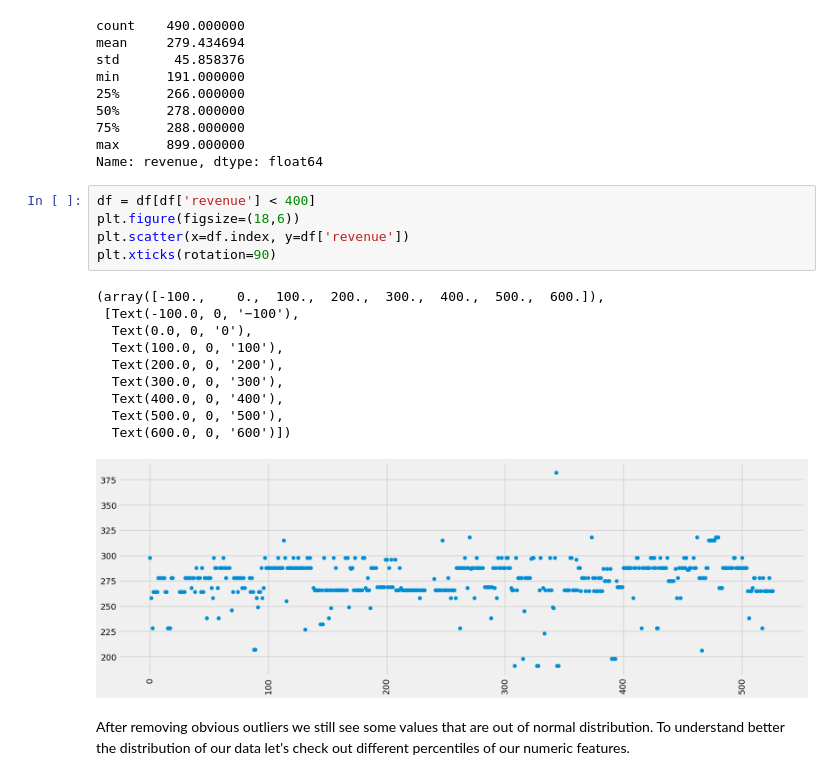
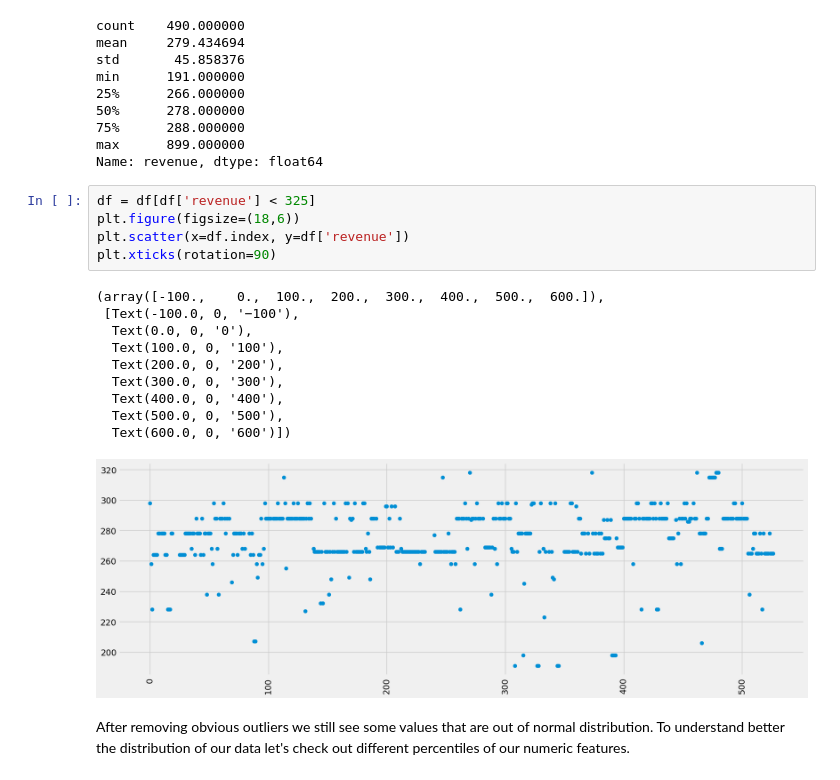
Before and after one commit to MboyaDan/Sales_prediction, a Jupyter notebook: Model/sales_predict.ipynb, the cells around one changed output. Saved outputs shown, nothing was run; the diff lists cells and outputs as text.

```diff
--- a/Model/sales_predict.ipynb
+++ b/Model/sales_predict.ipynb
@@ -206,21 +206,21 @@ min      191.000000
 max      899.000000
 Name: revenue, dtype: float64
 # %%
-df = df[df['revenue'] < 400]
+df = df[df['revenue'] < 325]
 plt.figure(figsize=(18,6))
 plt.scatter(x=df.index, y=df['revenue'])
 plt.xticks(rotation=90)
 # %% [output]
 (array([-100.,    0.,  100.,  200.,  300.,  400.,  500.,  600.]),
  [Text(-100.0, 0, '−100'),
   Text(0.0, 0, '0'),
   Text(100.0, 0, '100'),
   Text(200.0, 0, '200'),
   Text(300.0, 0, '300'),
   Text(400.0, 0, '400'),
   Text(500.0, 0, '500'),
   Text(600.0, 0, '600')])
-[figure, old version]
+[figure, new version]
 # %% [markdown]
 After removing obvious outliers we still see some values that are out of normal distribution. To understand better the distribution of our data let's check out different percentiles of our numeric features.
 # %%
```
Also changed, not shown: parts of 3 cells of this notebook.
